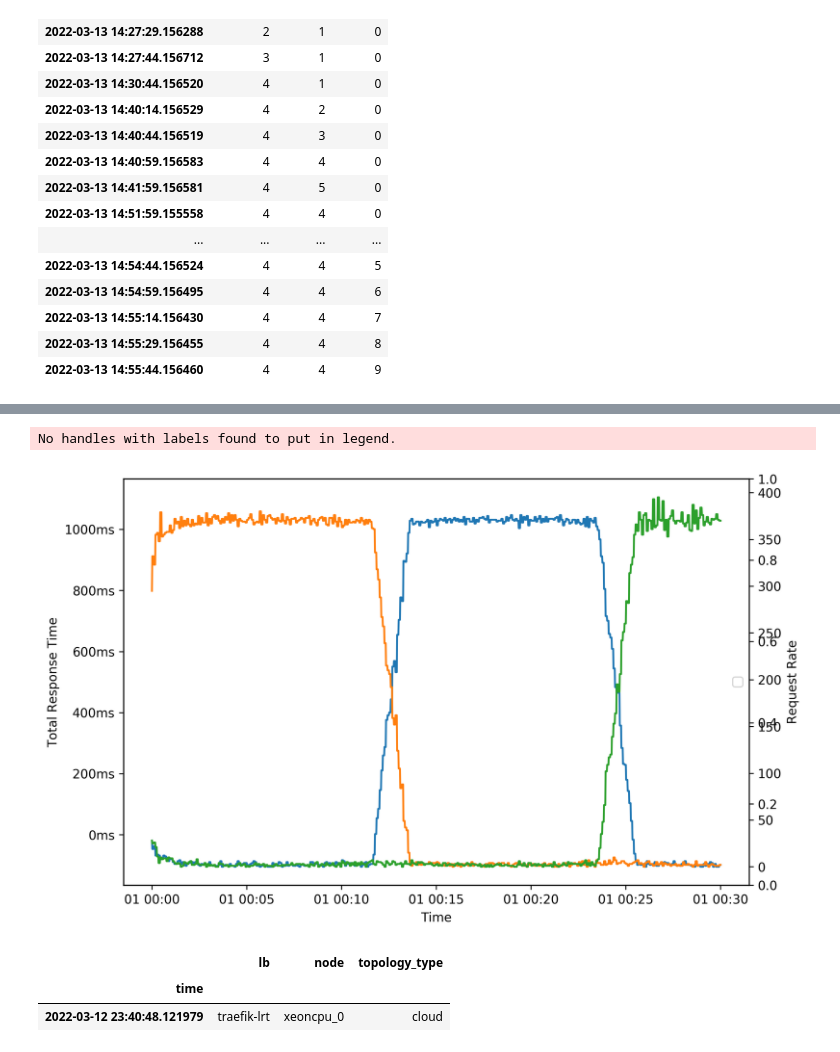
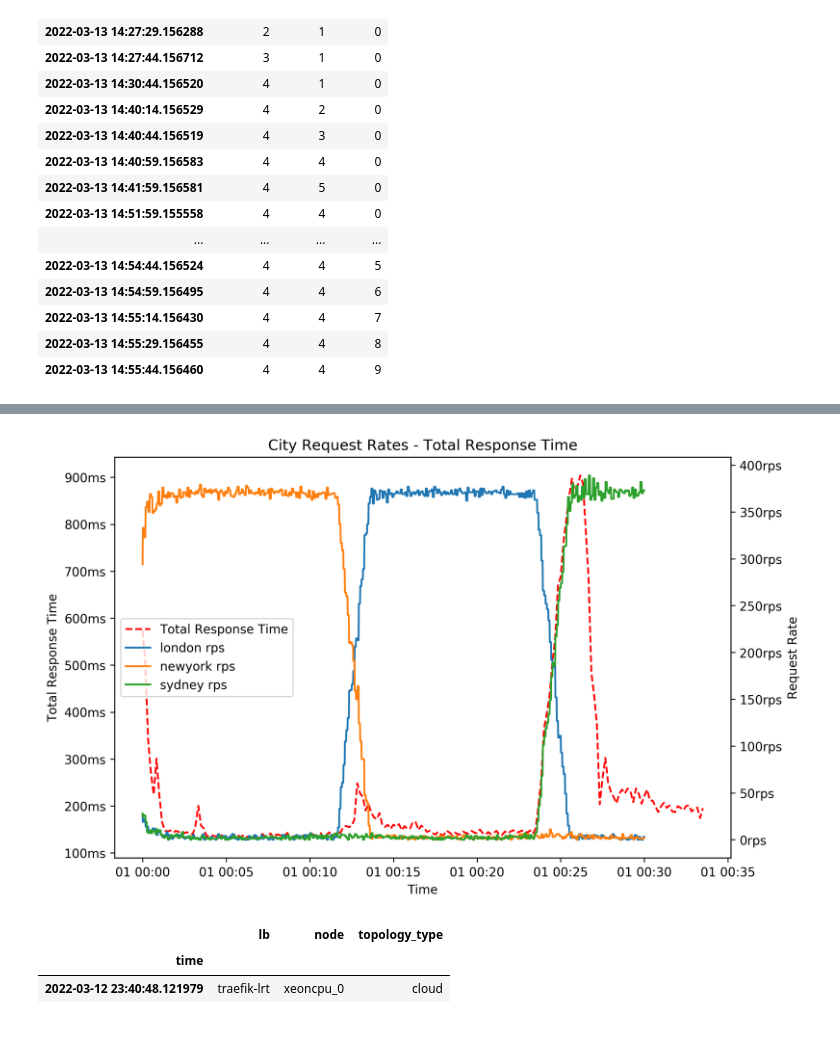
Before and after one commit to edgerun/faas-sim, a Jupyter notebook: ext/jjnp21/experiments/osmotic/dynamic_system/osmotic_dynamic.ipynb, the cells around one changed output, grey strips where cells are left out. Cells and saved outputs as stored; diff of their text form; code cells hidden in the pictures.

```diff
--- a/ext/jjnp21/experiments/osmotic/dynamic_system/osmotic_dynamic.ipynb
+++ b/ext/jjnp21/experiments/osmotic/dynamic_system/osmotic_dynamic.ipynb
@@ -82,3 +134,58 @@ results[0].lb_replica_count_by_city
+# %%
+def plot(ax, r):
+    timebase = dt.datetime(1970,1,1)
+
+    xfmt = md.DateFormatter('%M:%S')
+    ax.xaxis.set_major_formatter(xfmt)
+    t_index = pd.DatetimeIndex(pd.date_range(start=dt.datetime(1970,1,1,0,0,0), end=dt.datetime(1970,1,1,0,30,0), freq="1s"))
+
+
+    @ticker.FuncFormatter
+    def ms_formatter(x, pos):
+        return f'{str(int(x * 1000))}ms'
+
+    @ticker.FuncFormatter
+    def request_rate_formatter(x, pos):
+        return f'{str(int(x))}rps'
+
+    ax.yaxis.set_major_formatter(ms_formatter)
+    ax2 = ax.twinx()
+    ax2.yaxis.set_major_formatter(request_rate_formatter)
+    colors = ['orange', 'blue']
+
+    inv = r.invocations
+    sc = r.lb_replica_count
+    delta = inv.iloc[0].name - timebase
+    delta_sc = sc.iloc[0].name - timebase
+    name = f'Upscaling Threshold: {r.experiment.name[34:38]}'
+
+    lines = []
+
+
+#     lines.append(ax.plot(inv.shift(freq=-delta)['tx_time_cl_lb'].resample('10s').mean(), color='red', label='CL-LB transfer time', linestyle='dashed')[0])
+#     lines.append(ax.plot(inv.shift(freq=-delta)['tx_time_lb_fx'].resample('10s').mean(), color='black', label='LB-FX transfer time', linestyle='dashed')[0])
+    lines.append(ax.plot(inv.shift(freq=-delta)['t_exec'].resample('10s').mean(), label='Total Response Time', color='red', linestyle='dashed')[0])
+
+    for city in ['london', 'newyork', 'sydney']:
+        rps = inv[inv['client_city'] == city]
+        lines.append(ax2.plot(rps.shift(freq=-delta)['client_city'].resample('5s').count().reindex(t_index).fillna(method='bfill').fillna(method='ffill'), label=f'{city} rps')[0])
+
+    labels = [l.get_label() for l in lines]
+    ax.legend(lines, labels, loc='center left')
+
+#     ax2.legend(loc='right')
+#     ax.legend(loc='center left')
+
+    ax.set_xlabel('Time')
+    ax.set_ylabel('Total Response Time')
+    ax2.set_ylabel('Request Rate')
+
+
+fix, ax = plt.subplots(1, 1, figsize=(9,6), dpi=300)
+ax.set_title('City Request Rates - Total Response Time')
+plot(ax, results[3])
+# %% [output]
+[figure, added]
 # %%
 def plot(ax, r):
     timebase = dt.datetime(1970,1,1)
@@ -116,11 +223,11 @@ def plot(ax, r):
 
     ax3 = ax.twinx()
     for city in ['london', 'newyork', 'sydney']:
-        ax.plot(r.lb_replica_count_by_city[city].resample('1s').sum().reindex(t_index).fillna(method='ffill'))
-
+        ax3.plot(r.lb_replica_count_by_city[city].shift(freq=-delta).resample('5s').pad().fillna(method='bfill'), linestyle='dashed')
+#     ax.plot(r.lb_replica_count_by_city['newyork'].shift(freq=-delta).fillna(method='ffill'))
 
 #     ax.plot(inv.shift(freq=-delta)['tx_time_cl_lb'].resample('10s').mean(), label=name, linestyle='dashed')
-#     ax.plot(inv.shift(freq=-delta)['t_exec'].resample('60s').mean(), label=name, linestyle='dashed')
+    ax.plot(inv.shift(freq=-delta)['t_exec'].resample('60s').mean(), label=name, linestyle='dashed')
 
     fets = r.fets
 #     ax.plot(fets.shift(freq=-delta)['t_fet'].resample('30s').mean(), label=name, linestyle='dashed')
@@ -133,13 +240,8 @@ def plot(ax, r):
 
 
 fix, ax = plt.subplots(1, 1, figsize=(9,6), dpi=300)
-plot(ax, results[2])
+plot(ax, results[3])
 # %% [output]
-No handles with labels found to put in legend.
-[figure, removed]
+|  | lb | node | topology_type |
+| time |  |  |  |
+| 2022-03-12 23:40:48.121979 | traefik-lrt | xeoncpu_0 | cloud |
-# %%
-results[0].lb_replica_deploy
-# %% [output]
-|  | lb | node | topology_type |
-| time |  |  |  |
-| 2022-03-12 23:40:48.121979 | traefik-lrt | xeoncpu_0 | cloud |
```
Also changed, not shown: parts of 1 cell of this notebook.
